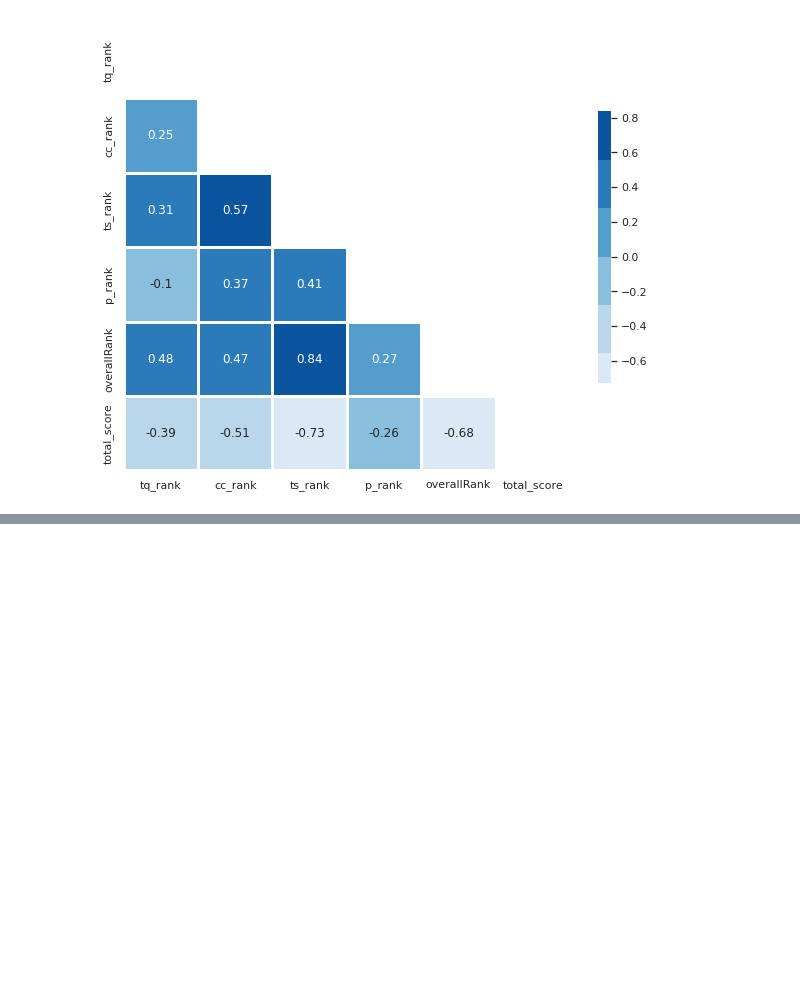
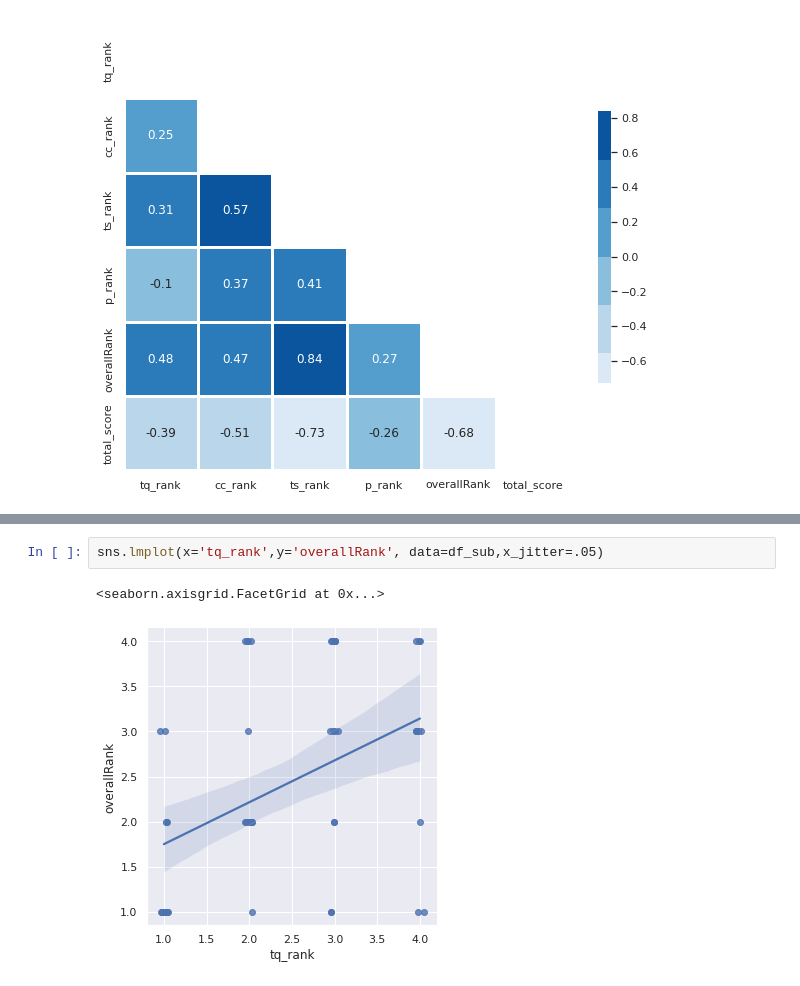
Before and after one commit to bdolor/sec-prediction, a Jupyter notebook: swu.ipynb, the cells around one changed output, grey strips where cells are left out. Saved outputs shown, nothing was run; the diff lists cells and outputs as text; blank space fills up the shorter version.

```diff
--- a/swu.ipynb
+++ b/swu.ipynb
@@ -355,0 +373,5 @@ df_sub.plot(x='tq_rank',y='overallRank', kind='scatter', figsize=(10,5));
+# %%
+sns.lmplot(x='tq_rank',y='overallRank', data=df_sub,x_jitter=.05)
+# %% [output]
+<seaborn.axisgrid.FacetGrid at 0x...>
+[figure, added]
```
Also changed, not shown: parts of 17 cells of this notebook, 8 other files.
